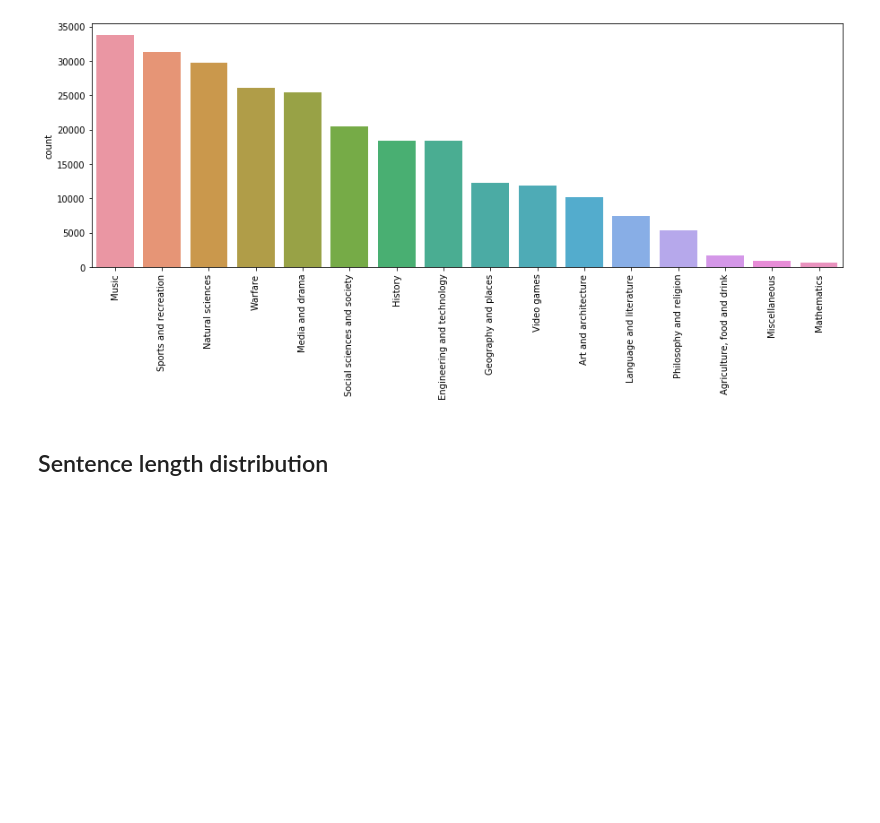
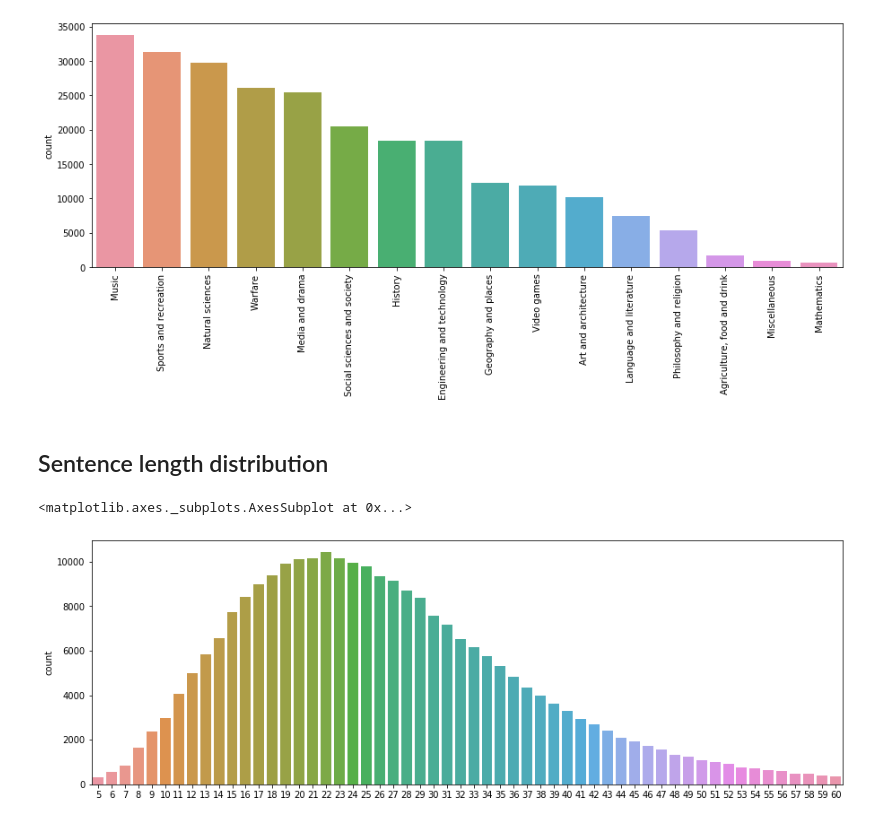
Before and after one commit to manikbhandari/cnn-text-classification, a Jupyter notebook: eda.ipynb, the cells around one changed output. Saved outputs shown, nothing was run; the diff lists cells and outputs as text; code cells hidden in the pictures; blank space fills up the shorter version.

```diff
--- a/eda.ipynb
+++ b/eda.ipynb
@@ -50,3 +50,11 @@ plot_data(Y_train)
 [figure]
 # %% [markdown]
 ## Sentence length distribution
+# %%
+lengths = [len(sent.split(' ')) for sent in X_train + X_valid]
+# %%
+plt.figure(figsize=(15, 5))
+sns.countplot(lengths)
+# %% [output]
+<matplotlib.axes._subplots.AxesSubplot at 0x...>
+[figure, added]
```
Also changed, not shown: 2 other files.
